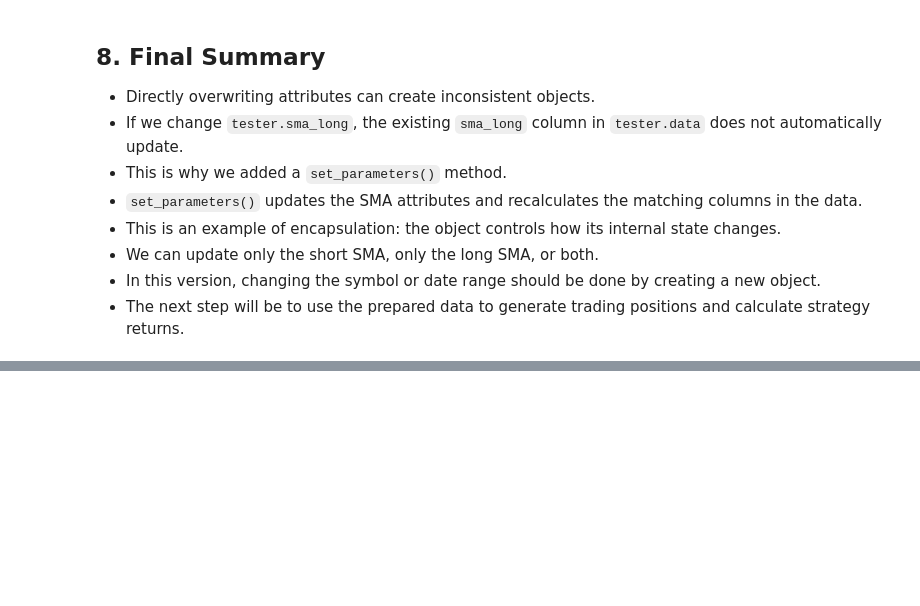
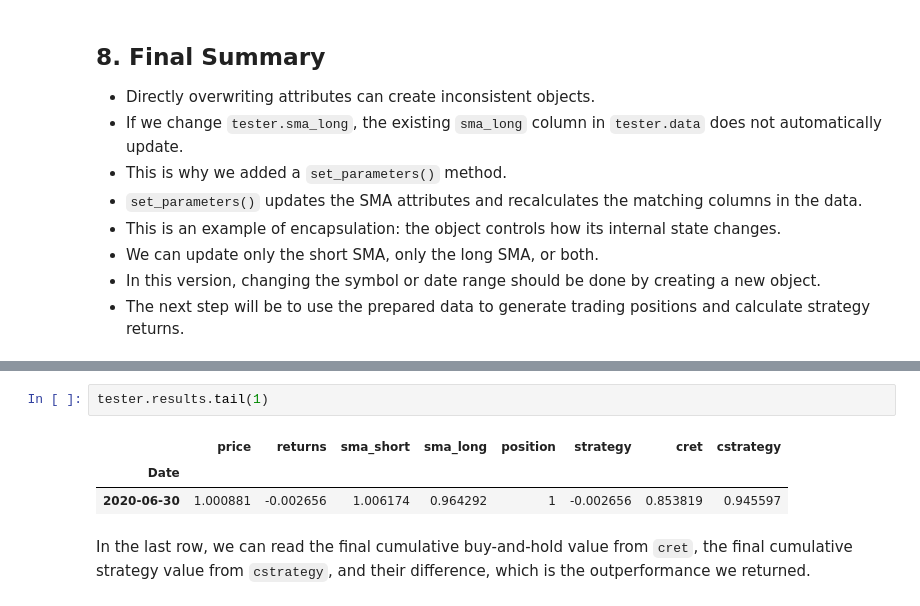
Before and after one commit to seanmayer/algo-trading-broker-testing, a Jupyter notebook: defining-back-testing-strategies/building_using_sma_backtester_class.ipynb, the cells around one changed output, grey strips where cells are left out. Cells and saved outputs as stored; diff of their text form; blank space fills up the shorter version.

```diff
--- a/defining-back-testing-strategies/building_using_sma_backtester_class.ipynb
+++ b/defining-back-testing-strategies/building_using_sma_backtester_class.ipynb
@@ -1168,0 +1375,8 @@ This is a design choice. We could extend `set_parameters()` to also update the s
+# %%
+tester.results.tail(1)
+# %% [output]
+|  | price | returns | sma_short | sma_long | position | strategy | cret | cstrategy |
+| Date |  |  |  |  |  |  |  |  |
+| 2020-06-30 | 1.000881 | -0.002656 | 1.006174 | 0.964292 | 1 | -0.002656 | 0.853819 | 0.945597 |
+# %% [markdown]
+In the last row, we can read the final cumulative buy-and-hold value from `cret`, the final cumulative strategy value from `cstrategy`, and their difference, which is the outperformance we returned.
```
Also changed, not shown: parts of 14 cells of this notebook.
